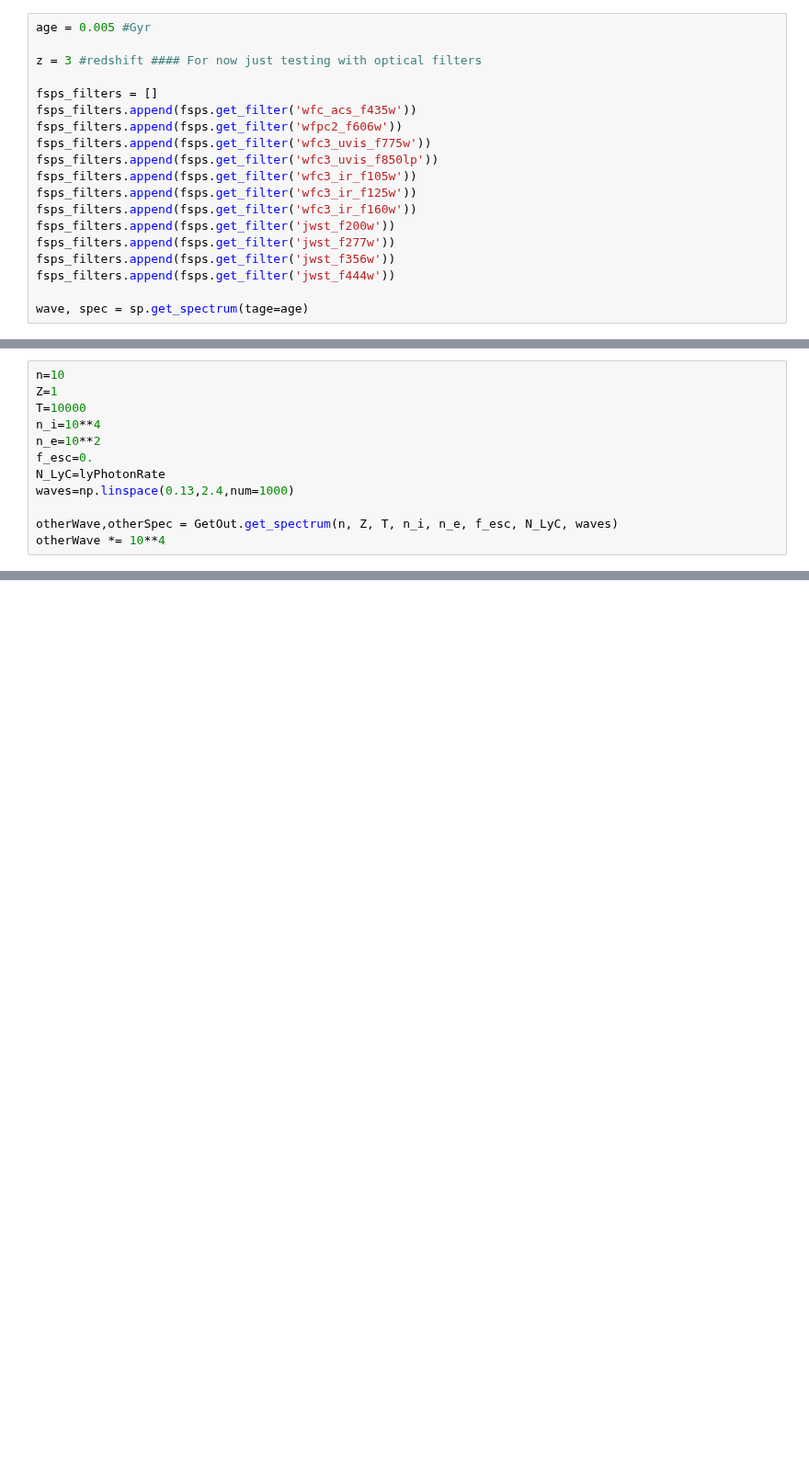
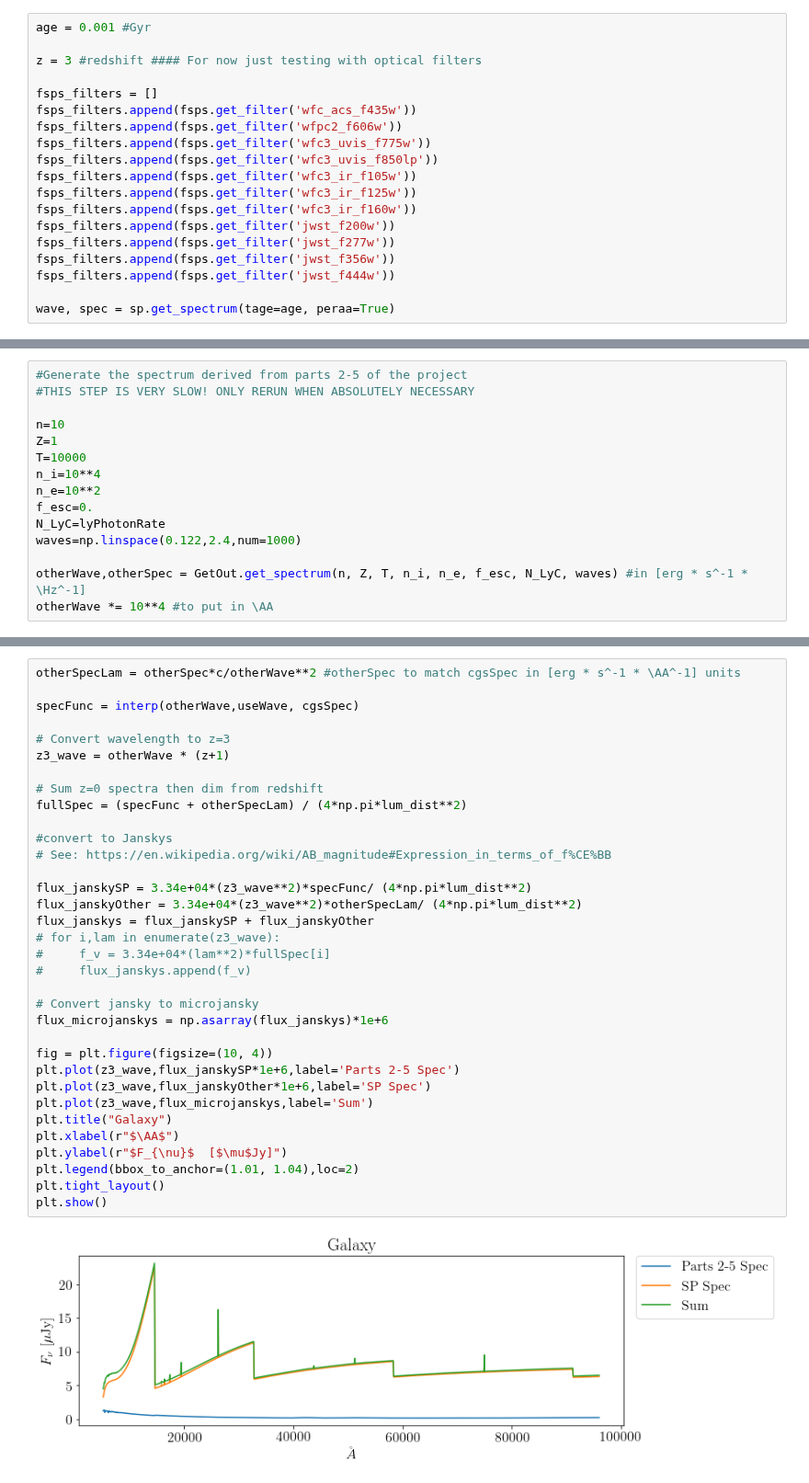
Before and after one commit to goyarzun/RadiationProject, a Jupyter notebook: getOutSPS.ipynb, the cells around one changed output, grey strips where cells are left out. Shown at 92% size. Saved outputs shown, nothing was run; the diff lists cells and outputs as text; blank space fills up the shorter version.

```diff
--- a/getOutSPS.ipynb
+++ b/getOutSPS.ipynb
@@ -48,5 +42,5 @@ sp.set_tabular_sfh(ages, sfr_ages)
 # %%
-age = 0.005 #Gyr
+age = 0.001 #Gyr
 
 z = 3 #redshift #### For now just testing with optical filters
 
@@ -63,4 +57,4 @@ fsps_filters.append(fsps.get_filter('jwst_f277w'))
 fsps_filters.append(fsps.get_filter('jwst_f356w'))
 fsps_filters.append(fsps.get_filter('jwst_f444w'))
 
-wave, spec = sp.get_spectrum(tage=age)
+wave, spec = sp.get_spectrum(tage=age, peraa=True)
@@ -98,4 +104,7 @@ Lyman photon rate: 2.6552407895593224e+52
 # %%
+#Generate the spectrum derived from parts 2-5 of the project
+#THIS STEP IS VERY SLOW! ONLY RERUN WHEN ABSOLUTELY NECESSARY
+
 n=10
 Z=1
 T=10000
@@ -103,7 +112,7 @@ n_i=10**4
 n_e=10**2
 f_esc=0.
 N_LyC=lyPhotonRate
-waves=np.linspace(0.13,2.4,num=1000)
+waves=np.linspace(0.122,2.4,num=1000)
 
-otherWave,otherSpec = GetOut.get_spectrum(n, Z, T, n_i, n_e, f_esc, N_LyC, waves)
-otherWave *= 10**4
+otherWave,otherSpec = GetOut.get_spectrum(n, Z, T, n_i, n_e, f_esc, N_LyC, waves) #in [erg * s^-1 * \Hz^-1]
+otherWave *= 10**4 #to put in \AA
@@ -154,0 +119,36 @@ OrderedDict([('wfc_acs_f435w', mpf('1645.4274308697238')), ('wfpc2_f606w', mpf('
+# %%
+otherSpecLam = otherSpec*c/otherWave**2 #otherSpec to match cgsSpec in [erg * s^-1 * \AA^-1] units
+
+specFunc = interp(otherWave,useWave, cgsSpec)
+
+# Convert wavelength to z=3
+z3_wave = otherWave * (z+1)
+
+# Sum z=0 spectra then dim from redshift
+fullSpec = (specFunc + otherSpecLam) / (4*np.pi*lum_dist**2)
+
+#convert to Janskys
+# See: https://en.wikipedia.org/wiki/AB_magnitude#Expression_in_terms_of_f%CE%BB
+
+flux_janskySP = 3.34e+04*(z3_wave**2)*specFunc/ (4*np.pi*lum_dist**2)
+flux_janskyOther = 3.34e+04*(z3_wave**2)*otherSpecLam/ (4*np.pi*lum_dist**2)
+flux_janskys = flux_janskySP + flux_janskyOther
+# for i,lam in enumerate(z3_wave):
+#     f_v = 3.34e+04*(lam**2)*fullSpec[i]
+#     flux_janskys.append(f_v)
+
+# Convert jansky to microjansky
+flux_microjanskys = np.asarray(flux_janskys)*1e+6
+
+fig = plt.figure(figsize=(10, 4))
+plt.plot(z3_wave,flux_janskySP*1e+6,label='Parts 2-5 Spec')
+plt.plot(z3_wave,flux_janskyOther*1e+6,label='SP Spec')
+plt.plot(z3_wave,flux_microjanskys,label='Sum')
+plt.title("Galaxy")
+plt.xlabel(r"$\AA$")
+plt.ylabel(r"$F_{\nu}$  [$\mu$Jy]")
+plt.legend(bbox_to_anchor=(1.01, 1.04),loc=2)
+plt.tight_layout()
+plt.show()
+# %% [output]
+[figure, added]
```
Also changed, not shown: parts of 9 cells of this notebook, 2 other files.
